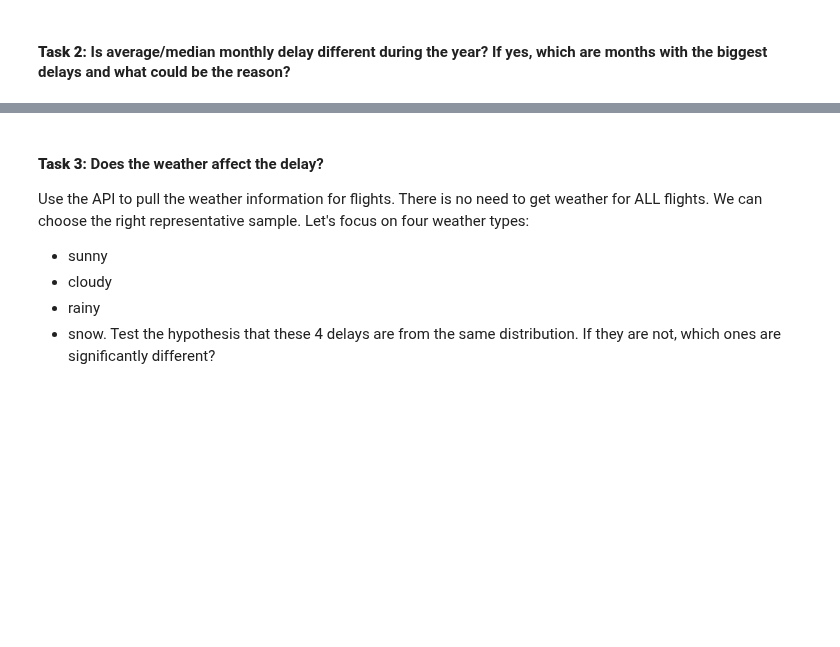
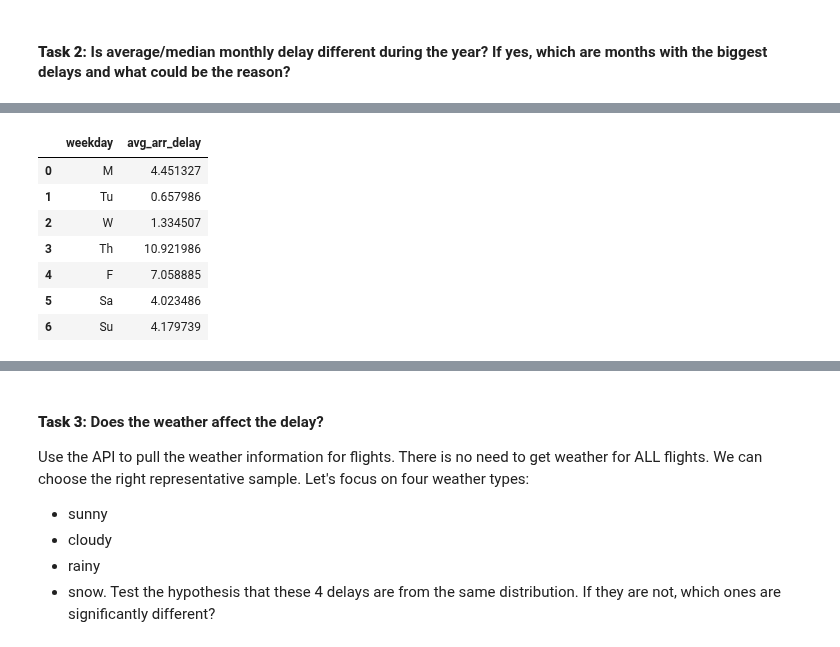
Before and after one commit to jackycwwang/lighthouse_lab_midterm_project, a Jupyter notebook: src/exploratory_analysis.ipynb, the cells around one changed output, grey strips where cells are left out. Cells and saved outputs as stored; diff of their text form; code cells hidden in the pictures; blank space fills up the shorter version.

```diff
--- a/src/exploratory_analysis.ipynb
+++ b/src/exploratory_analysis.ipynb
@@ -63,0 +90,16 @@ Index(['fl_date', 'mkt_unique_carrier', 'branded_code_share', 'mkt_carrier',
+# %%
+# CALCULATE MEAN FLIGHT DELAY PER DAY OF WEEK
+weekday_df = df[['weekday', 'arr_delay']]
+weekday_df = weekday_df.groupby(['weekday'], as_index=False).mean()
+weekday_df=weekday_df.rename(columns={'arr_delay': 'avg_arr_delay'})
+weekday_df=weekday_df.replace({0: 'M', 1:'Tu',2:'W',3:'Th',4:'F',5:'Sa',6:'Su'})
+weekday_df
+# %% [output]
+|  | weekday | avg_arr_delay |
+| 0 | M | 4.451327 |
+| 1 | Tu | 0.657986 |
+| 2 | W | 1.334507 |
+| 3 | Th | 10.921986 |
+| 4 | F | 7.058885 |
+| 5 | Sa | 4.023486 |
+| 6 | Su | 4.179739 |
```
Also changed, not shown: parts of 14 cells of this notebook, 3 other files.
